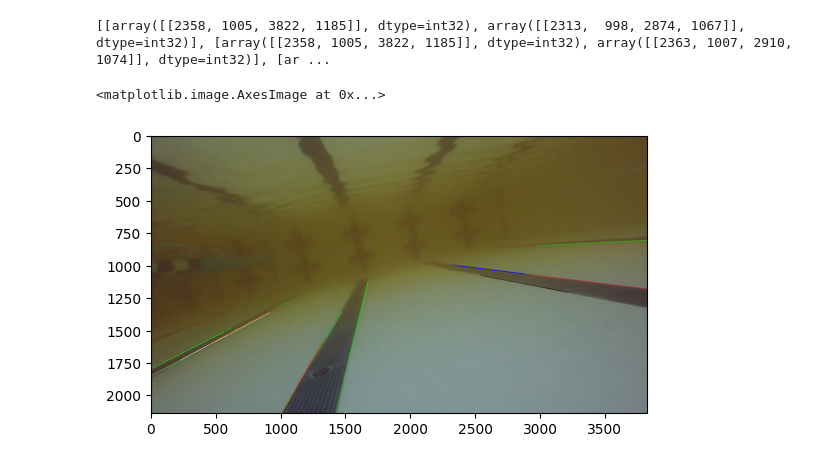
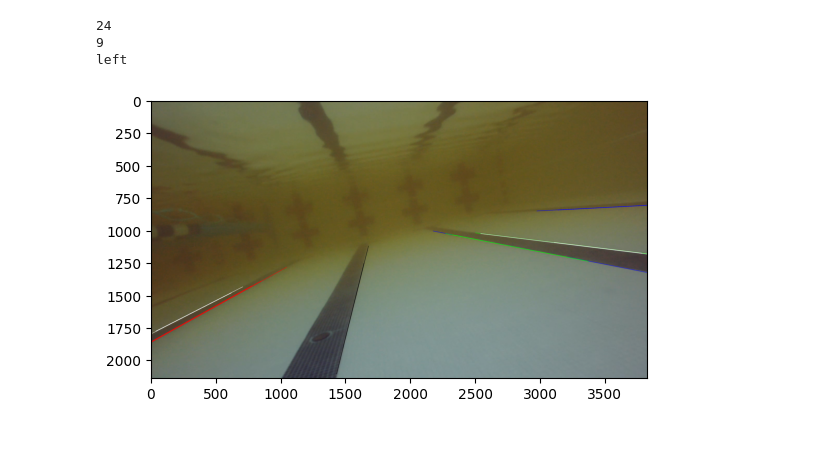
Before and after one commit to hydrus3109/cv-intro, a Jupyter notebook: lane_detection.ipynb, the cells around one changed output. Cells and saved outputs as stored; diff of their text form; code cells hidden in the pictures.

Commit message:
lane following

```diff
--- a/lane_detection.ipynb
+++ b/lane_detection.ipynb
@@ -7,14 +7,14 @@ import matplotlib.pyplot as plt
 import cv2
 import numpy as np
 
-def detect_lines(img, threshold1=200, threshold2=300, apertureSize=5, minLineLength=500, maxLineGap= 50):
+def detect_lines(img, threshold1=200, threshold2=300, apertureSize=5, minLineLength=600, maxLineGap= 50):
     gray = cv2.cvtColor(img, cv2.COLOR_BGR2GRAY)
     edges = cv2.Canny(gray, threshold1, threshold2, apertureSize=apertureSize)
     lines = cv2.HoughLinesP(
                 edges,
                 10,
                 np.pi/180,
-                100,
+                300,
                 minLineLength=minLineLength,
                 maxLineGap=maxLineGap,
         ) # detect lines
@@ -42,15 +42,38 @@ def get_slopes_intercepts(lines):
         intercepts.append(intercept)
     return slopes, intercepts
 
-def detect_lanes(lines):
+def detect_lanes(lines, slope_threshold=0.05, intercept_threshold=1):
     slopes, intercepts = get_slopes_intercepts(lines)
     lanes = []
+    used_lines = set()  # Keep track of lines that have been assigned to a lane
+
     for i in range(len(lines)):
+        if i in used_lines:
+            continue  # Skip lines that have already been assigned to a lane
+
+        best_pair = None
+        best_intercept_diff = float('inf')
+
         for j in range(i + 1, len(lines)):
+            if j in used_lines:
+                continue  # Skip lines that have already been assigned to a lane
+
             if slopes[i] is not None and slopes[j] is not None:
-                if abs(slopes[i] - slopes[j]) < 0.01 and abs(intercepts[i]-intercepts[j]) > 0.3:  # Adjust
-                    lanes.append([lines[i], lines[j]])
+                slope_diff = abs(slopes[i] - slopes[j])
+                intercept_diff = abs(intercepts[i] - intercepts[j])
+
+                if slope_diff < slope_threshold and intercept_diff > intercept_threshold:
+                    if intercept_diff < best_intercept_diff:
+                        best_intercept_diff = intercept_diff
+                        best_pair = j
+
+        if best_pair is not None:
+            lanes.append([lines[i], lines[best_pair]])
+            used_lines.add(i)
+            used_lines.add(best_pair)
+
     return lanes
+
 def draw_lanes(img, lanes):
     colors = [[0, 255, 0],[255,0,0], [0,0,255], [255,255,255], [0,0,0]]
     for i, lane in enumerate(lanes):
@@ -62,15 +145,18 @@ def draw_lanes(img, lanes):
 # %%
 img = cv2.imread('/home/aidan/cv-intro/why.jpg', 1)
 lines = detect_lines(img)
-#print(lines)
-img = draw_lines(img, lines)
-plt.imshow(img)
+print(len(lines))
+#img = draw_lines(img, lines)
+#plt.imshow(img)
 slopes, intercepts = get_slopes_intercepts(lines)
 lanes = detect_lanes(lines)
-print(lanes)
+print(len(lanes))
 img = draw_lanes(img, lanes)
 plt.imshow(img)
+closeslope, closeintercept = get_lane_center(lanes, np.shape(img)[1])
+print(recommend_direction(closeslope, closeintercept, np.shape(img)[1]))
 # %% [output]
-[[array([[2358, 1005, 3822, 1185]], dtype=int32), array([[2313,  998, 2874, 1067]], dtype=int32)], [array([[2358, 1005, 3822, 1185]], dtype=int32), array([[2363, 1007, 2910, 1074]], dtype=int32)], [ar ...
+24
+9
+left
-<matplotlib.image.AxesImage at 0x...>
-[figure, old version]
+[figure, new version]
```
Also changed, not shown: parts of 1 cell of this notebook, 4 other files.
